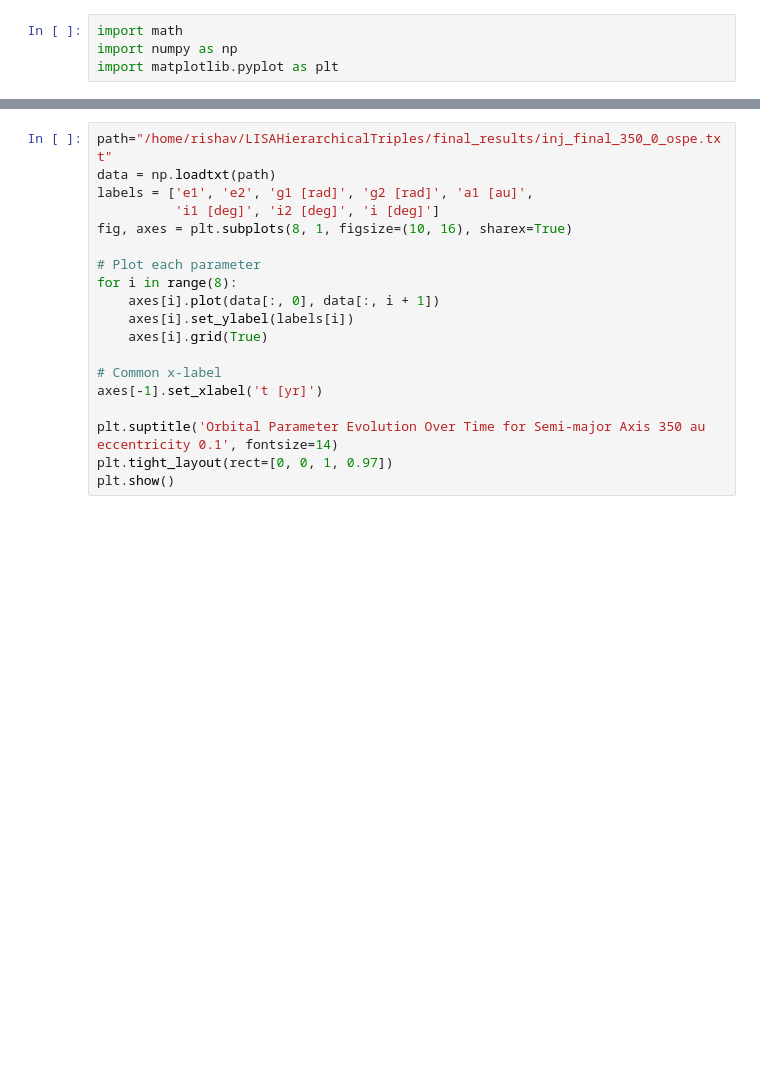
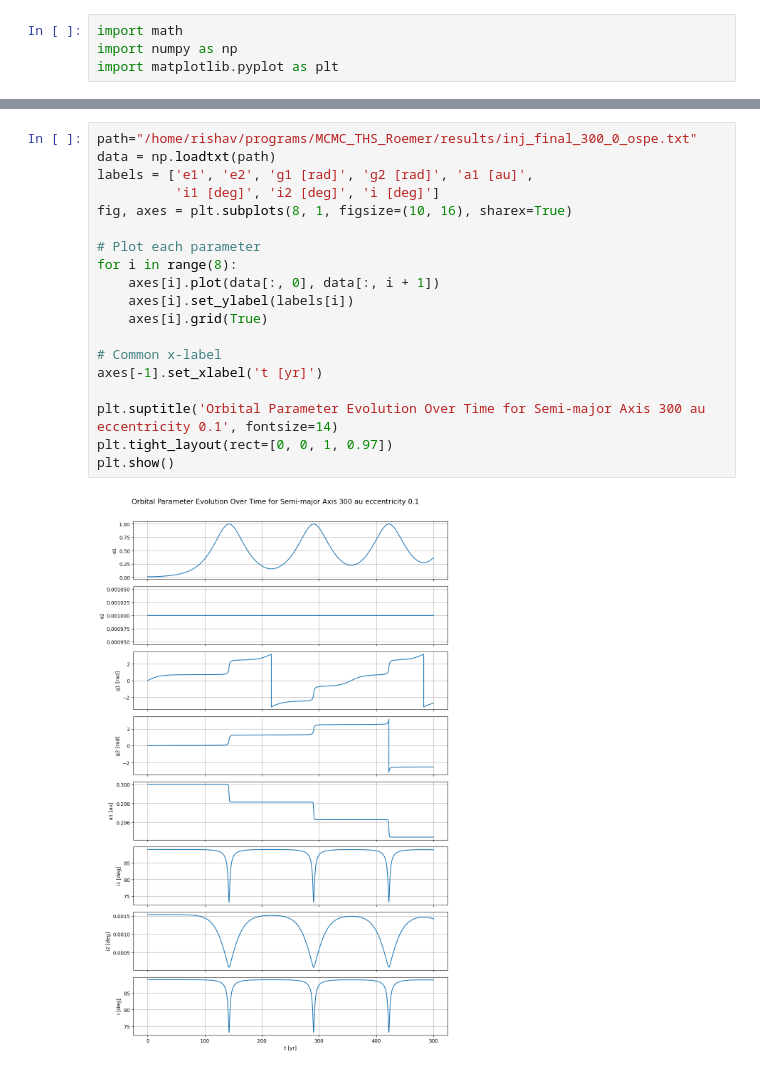
Before and after one commit to rishavrste/MCMC_THS_Roemer, a Jupyter notebook: orbit_stability_with_new_data.ipynb, the cells around one changed output, grey strips where cells are left out. Cells and saved outputs as stored; diff of their text form; blank space fills up the shorter version.

Commit message:
dynesty code and orbital evolution

```diff
--- a/orbit_stability_with_new_data.ipynb
+++ b/orbit_stability_with_new_data.ipynb
@@ -86,20 +90,22 @@ plt.show()
 # %%
-path="/home/rishav/LISAHierarchicalTriples/final_results/inj_final_350_0_ospe.txt"
+path="/home/rishav/programs/MCMC_THS_Roemer/results/inj_final_300_0_ospe.txt"
 data = np.loadtxt(path)
 labels = ['e1', 'e2', 'g1 [rad]', 'g2 [rad]', 'a1 [au]',
           'i1 [deg]', 'i2 [deg]', 'i [deg]']
 fig, axes = plt.subplots(8, 1, figsize=(10, 16), sharex=True)
 
 # Plot each parameter
 for i in range(8):
     axes[i].plot(data[:, 0], data[:, i + 1])
     axes[i].set_ylabel(labels[i])
     axes[i].grid(True)
 
 # Common x-label
 axes[-1].set_xlabel('t [yr]')
 
-plt.suptitle('Orbital Parameter Evolution Over Time for Semi-major Axis 350 au eccentricity 0.1', fontsize=14)
+plt.suptitle('Orbital Parameter Evolution Over Time for Semi-major Axis 300 au eccentricity 0.1', fontsize=14)
 plt.tight_layout(rect=[0, 0, 1, 0.97])
 plt.show()
+# %% [output]
+[figure, added]
 # %%
```
Also changed, not shown: parts of 5 cells of this notebook.
